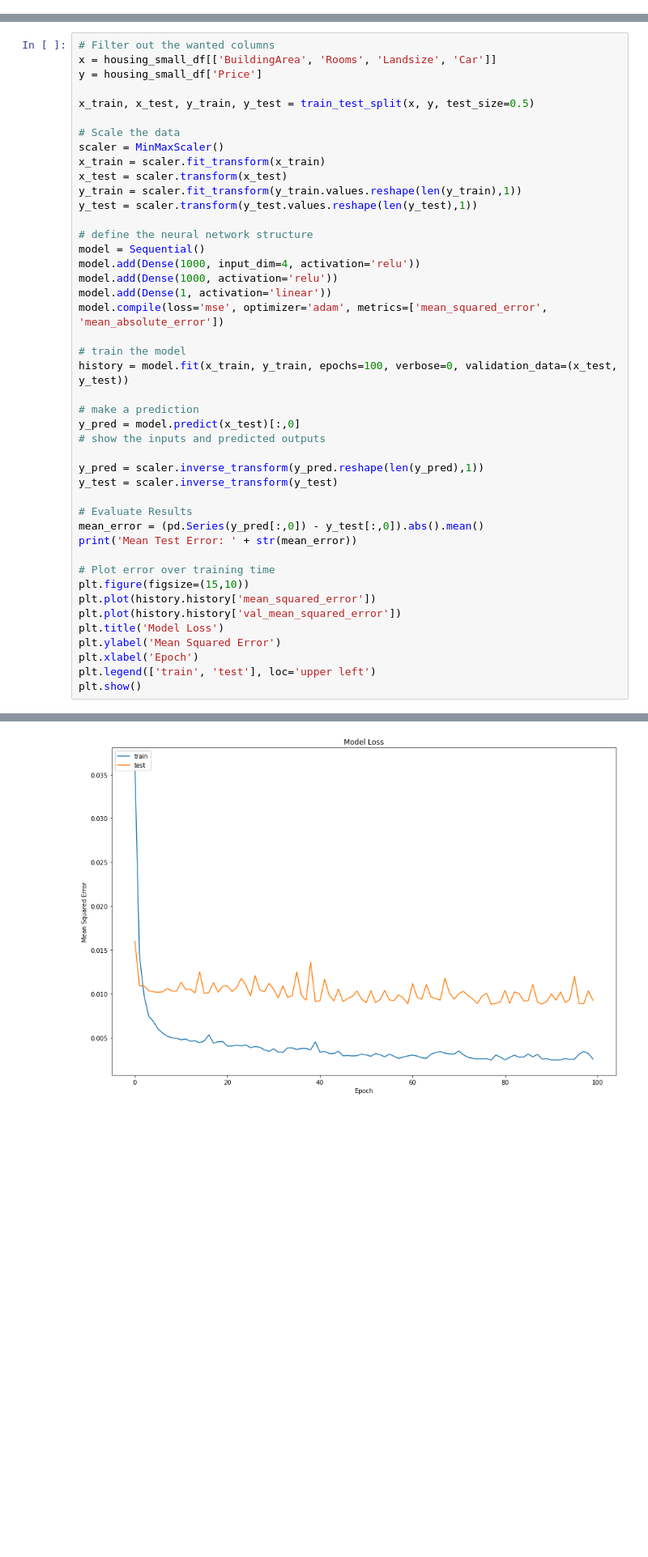
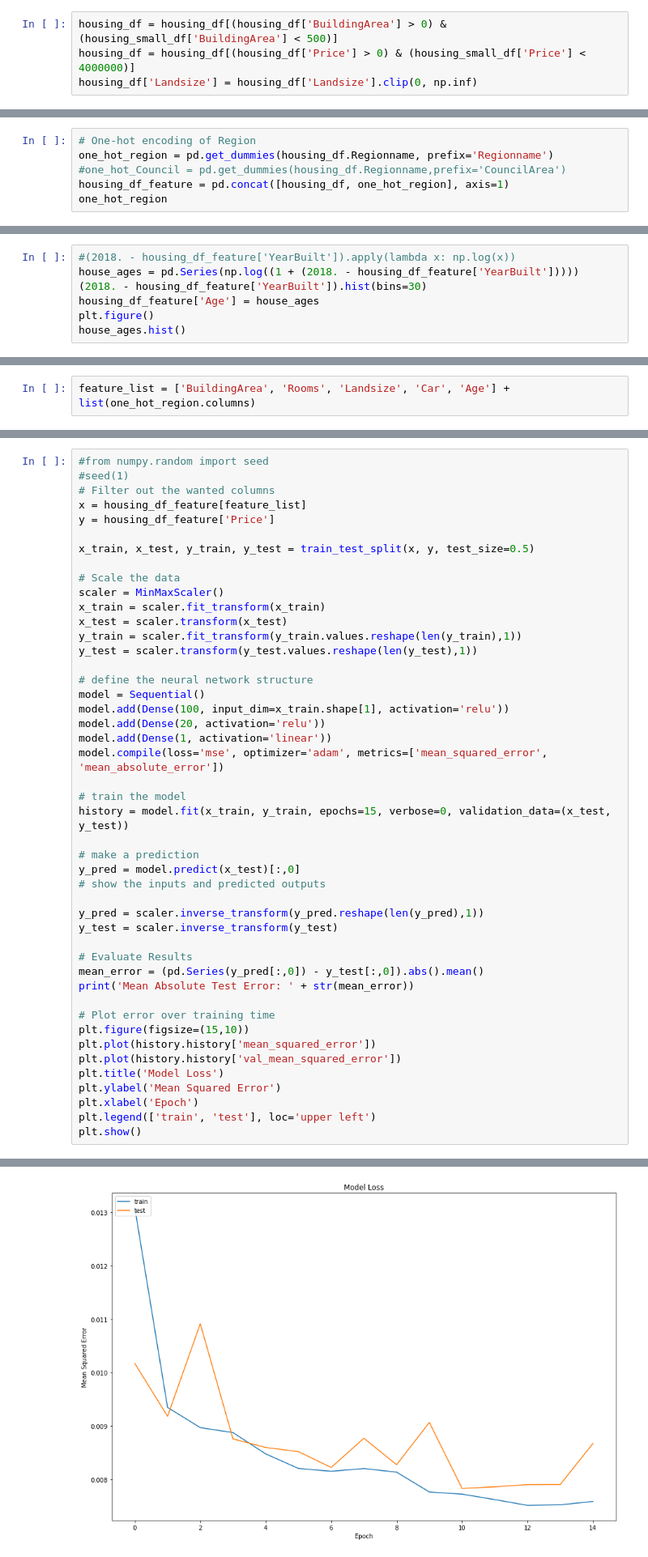
Before and after one commit to NordAxon/ai-for-leaders, a Jupyter notebook: ai_course.ipynb, the cells around one changed output, grey strips where cells are left out. Shown at 81% size. Cells and saved outputs as stored; diff of their text form; blank space fills up the shorter version.

```diff
--- a/ai_course.ipynb
+++ b/ai_course.ipynb
@@ -178,0 +124,4 @@ Mean Error Multi-Dimensional Linear Regression: 242304.82617755528
+# %%
+housing_df = housing_df[(housing_df['BuildingArea'] > 0) & (housing_small_df['BuildingArea'] < 500)]
+housing_df = housing_df[(housing_df['Price'] > 0) & (housing_small_df['Price'] < 4000000)]
+housing_df['Landsize'] = housing_df['Landsize'].clip(0, np.inf)
@@ -178,0 +168,6 @@ Mean Error Multi-Dimensional Linear Regression: 242304.82617755528
+# %%
+# One-hot encoding of Region
+one_hot_region = pd.get_dummies(housing_df.Regionname, prefix='Regionname')
+#one_hot_Council = pd.get_dummies(housing_df.Regionname,prefix='CouncilArea')
+housing_df_feature = pd.concat([housing_df, one_hot_region], axis=1)
+one_hot_region
@@ -178,0 +195,7 @@ Mean Error Multi-Dimensional Linear Regression: 242304.82617755528
+# %%
+#(2018. - housing_df_feature['YearBuilt']).apply(lambda x: np.log(x))
+house_ages = pd.Series(np.log((1 + (2018. - housing_df_feature['YearBuilt']))))
+(2018. - housing_df_feature['YearBuilt']).hist(bins=30)
+housing_df_feature['Age'] = house_ages
+plt.figure()
+house_ages.hist()
@@ -178,0 +257,2 @@ Mean Error Multi-Dimensional Linear Regression: 242304.82617755528
+# %%
+feature_list = ['BuildingArea', 'Rooms', 'Landsize', 'Car', 'Age'] + list(one_hot_region.columns)
@@ -180,9 +294,11 @@ Mean Error Multi-Dimensional Linear Regression: 242304.82617755528
 # Neural Network
 The code in the following cell transforms data, builds a neural network and evaluates results of predictions from the neural net.
 # %%
+#from numpy.random import seed
+#seed(1)
 # Filter out the wanted columns
-x = housing_small_df[['BuildingArea', 'Rooms', 'Landsize', 'Car']]
-y = housing_small_df['Price']
+x = housing_df_feature[feature_list]
+y = housing_df_feature['Price']
 
 x_train, x_test, y_train, y_test = train_test_split(x, y, test_size=0.5)
 
@@ -195,13 +311,13 @@ y_test = scaler.transform(y_test.values.reshape(len(y_test),1))
 
 # define the neural network structure
 model = Sequential()
-model.add(Dense(1000, input_dim=4, activation='relu'))
-model.add(Dense(1000, activation='relu'))
+model.add(Dense(100, input_dim=x_train.shape[1], activation='relu'))
+model.add(Dense(20, activation='relu'))
 model.add(Dense(1, activation='linear'))
 model.compile(loss='mse', optimizer='adam', metrics=['mean_squared_error', 'mean_absolute_error'])
 
 # train the model
-history = model.fit(x_train, y_train, epochs=100, verbose=0, validation_data=(x_test, y_test))
+history = model.fit(x_train, y_train, epochs=15, verbose=0, validation_data=(x_test, y_test))
 
 # make a prediction
 y_pred = model.predict(x_test)[:,0]
@@ -212,7 +328,7 @@ y_test = scaler.inverse_transform(y_test)
 
 # Evaluate Results
 mean_error = (pd.Series(y_pred[:,0]) - y_test[:,0]).abs().mean()
-print('Mean Test Error: ' + str(mean_error))
+print('Mean Absolute Test Error: ' + str(mean_error))
 
 # Plot error over training time
 plt.figure(figsize=(15,10))
@@ -228,2 +344,2 @@ Mean Test Error: 201870.0322526738
-[figure, old version]
+[figure, new version]
 # %% [markdown]
```
Also changed, not shown: parts of 52 cells of this notebook.
